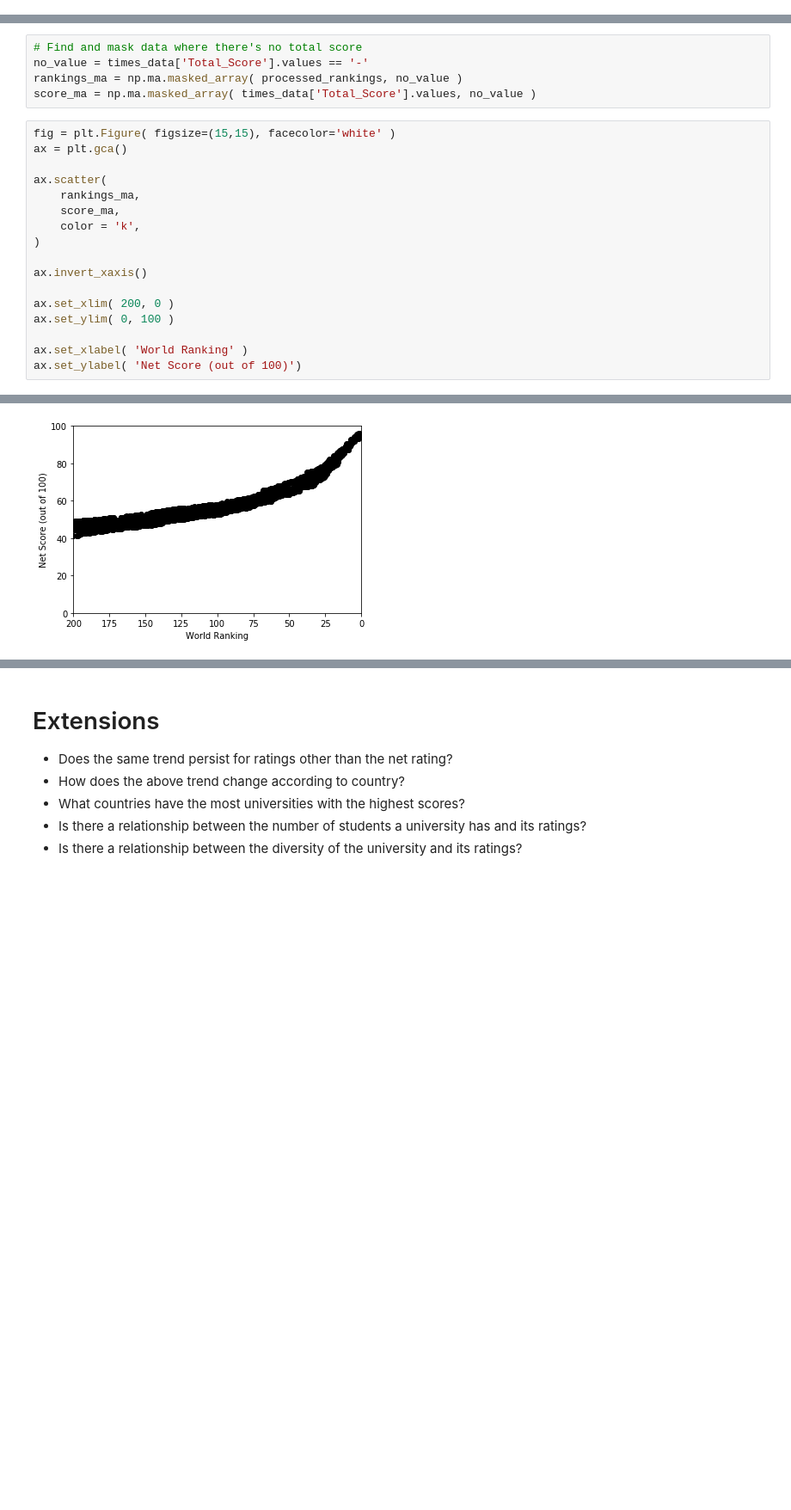
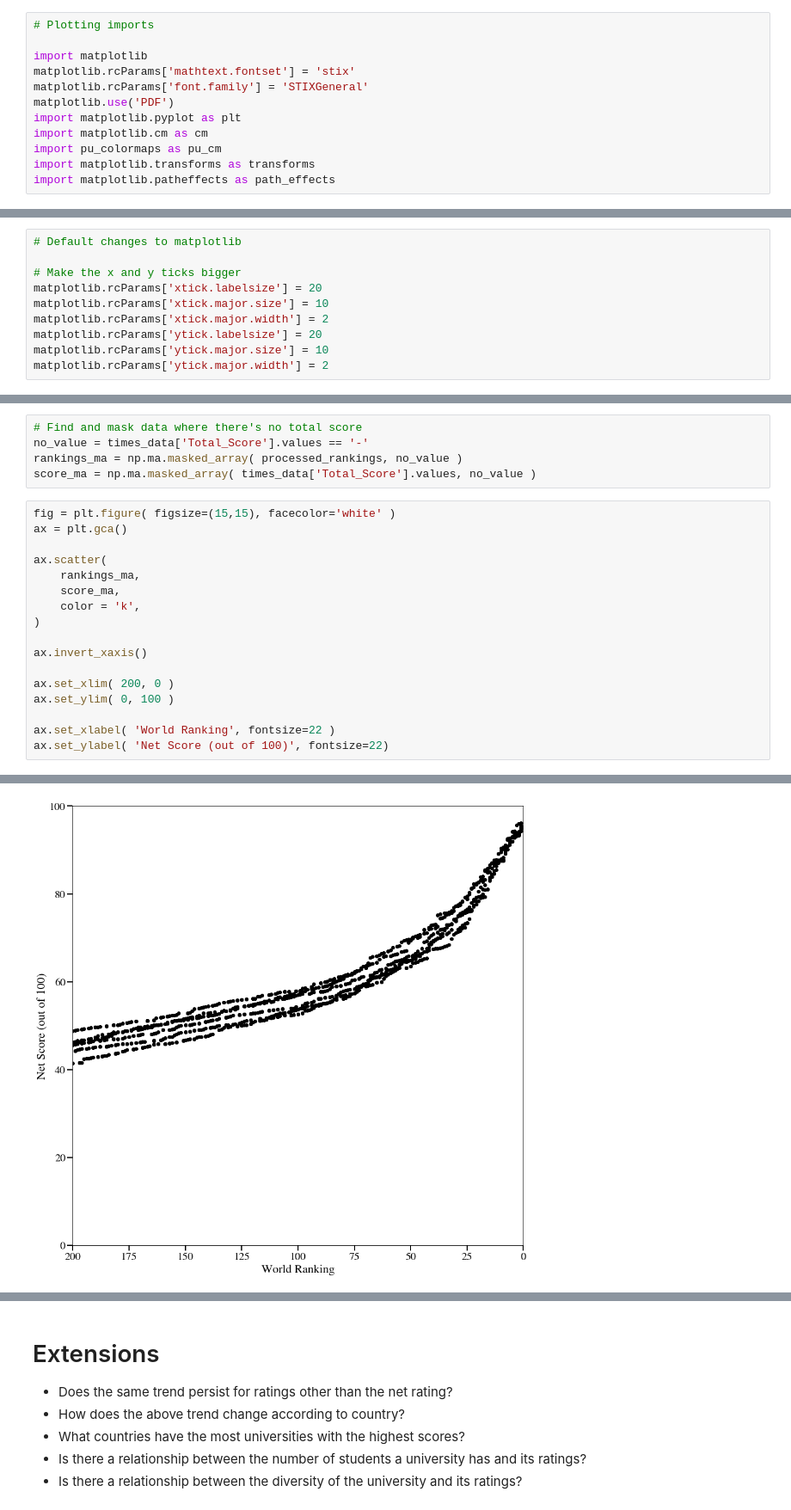
Before and after one commit to avault/higher-ed-exploration, a Jupyter notebook: analysis.ipynb, the cells around one changed output, grey strips where cells are left out. Shown at 86% size. Cells and saved outputs as stored; diff of their text form; blank space fills up the shorter version.

Commit message:
Updated NB, readme, with useful text and images.

```diff
--- a/analysis.ipynb
+++ b/analysis.ipynb
@@ -8,0 +6,12 @@ import matplotlib.pyplot as plt
+# %%
+# Plotting imports
+
+import matplotlib
+matplotlib.rcParams['mathtext.fontset'] = 'stix'
+matplotlib.rcParams['font.family'] = 'STIXGeneral'
+matplotlib.use('PDF')
+import matplotlib.pyplot as plt
+import matplotlib.cm as cm
+import pu_colormaps as pu_cm
+import matplotlib.transforms as transforms
+import matplotlib.patheffects as path_effects
@@ -9,3 +24,13 @@ import matplotlib.pyplot as plt
+# %%
+# Default changes to matplotlib
+
+# Make the x and y ticks bigger
+matplotlib.rcParams['xtick.labelsize'] = 20
+matplotlib.rcParams['xtick.major.size'] = 10
+matplotlib.rcParams['xtick.major.width'] = 2
+matplotlib.rcParams['ytick.labelsize'] = 20
+matplotlib.rcParams['ytick.major.size'] = 10
+matplotlib.rcParams['ytick.major.width'] = 2
 # %%
 %matplotlib inline
 # %% [markdown]
@@ -49,22 +74,22 @@ no_value = times_data['Total_Score'].values == '-'
 rankings_ma = np.ma.masked_array( processed_rankings, no_value )
 score_ma = np.ma.masked_array( times_data['Total_Score'].values, no_value )
 # %%
-fig = plt.Figure( figsize=(15,15), facecolor='white' )
+fig = plt.figure( figsize=(15,15), facecolor='white' )
 ax = plt.gca()
 
 ax.scatter(
     rankings_ma,
     score_ma,
     color = 'k',
 )
 
 ax.invert_xaxis()
 
 ax.set_xlim( 200, 0 )
 ax.set_ylim( 0, 100 )
 
-ax.set_xlabel( 'World Ranking' )
-ax.set_ylabel( 'Net Score (out of 100)')
+ax.set_xlabel( 'World Ranking', fontsize=22 )
+ax.set_ylabel( 'Net Score (out of 100)', fontsize=22)
 # %% [output]
 <matplotlib.text.Text at 0x...>
-[figure, old version]
+[figure, new version]
```
Also changed, not shown: parts of 4 cells of this notebook, 2 other files.
